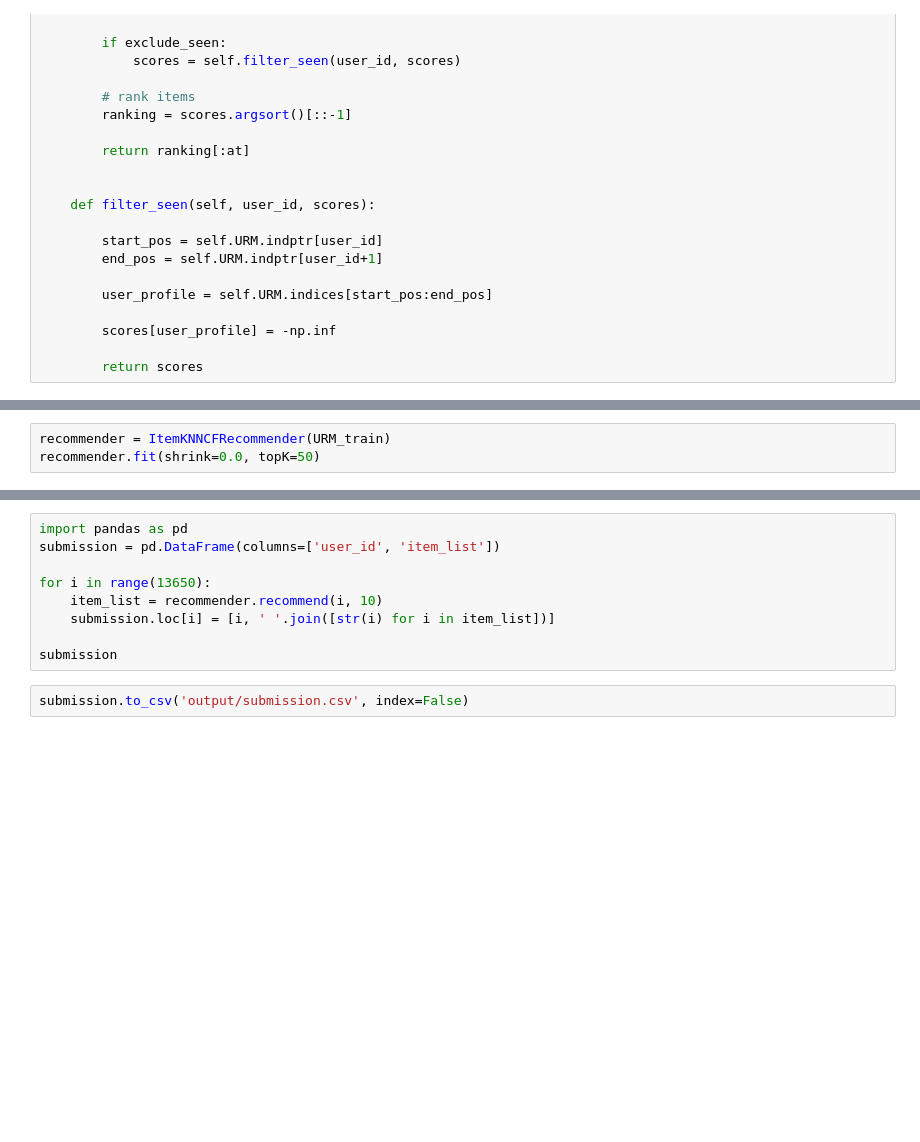
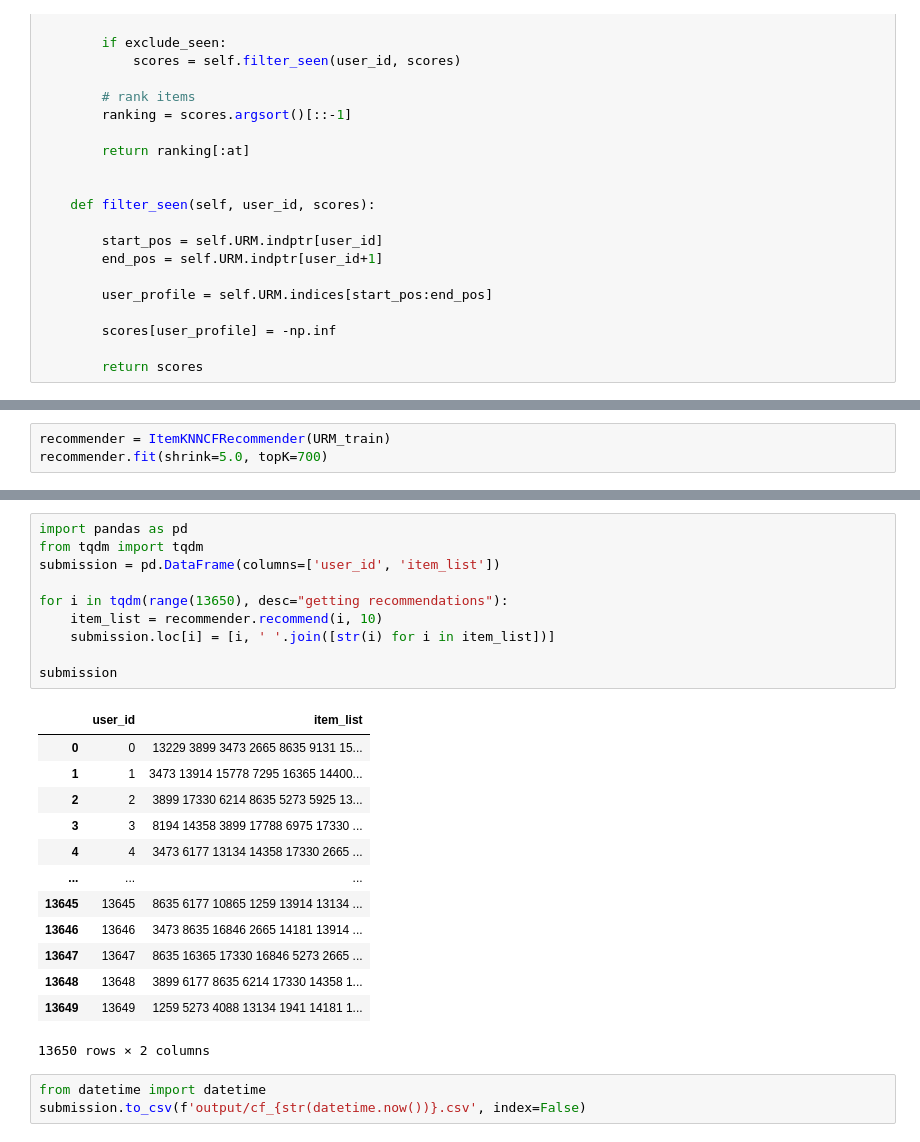
Before and after one commit to davidemerli/recsys-2021, a Jupyter notebook: cf.ipynb, the cells around one changed output, grey strips where cells are left out. Drawn from its saved outputs; the diff is of its cells as text; blank space fills up the shorter version.

```diff
--- a/cf.ipynb
+++ b/cf.ipynb
@@ -114,3 +162,3 @@ pyplot.show()
 # %%
 recommender = ItemKNNCFRecommender(URM_train)
-recommender.fit(shrink=0.0, topK=50)
+recommender.fit(shrink=5.0, topK=700)
@@ -117,11 +167,27 @@ recommender.fit(shrink=0.0, topK=50)
 # %%
 import pandas as pd
+from tqdm import tqdm
 submission = pd.DataFrame(columns=['user_id', 'item_list'])
 
-for i in range(13650):
+for i in tqdm(range(13650), desc="getting recommendations"):
     item_list = recommender.recommend(i, 10)
     submission.loc[i] = [i, ' '.join([str(i) for i in item_list])]
 
 submission
+# %% [output]
+|  | user_id | item_list |
+| 0 | 0 | 13229 3899 3473 2665 8635 9131 15... |
+| 1 | 1 | 3473 13914 15778 7295 16365 14400... |
+| 2 | 2 | 3899 17330 6214 8635 5273 5925 13... |
+| 3 | 3 | 8194 14358 3899 17788 6975 17330 ... |
+| 4 | 4 | 3473 6177 13134 14358 17330 2665 ... |
+| ... | ... | ... |
+| 13645 | 13645 | 8635 6177 10865 1259 13914 13134 ... |
+| 13646 | 13646 | 3473 8635 16846 2665 14181 13914 ... |
+| 13647 | 13647 | 8635 16365 17330 16846 5273 2665 ... |
+| 13648 | 13648 | 3899 6177 8635 6214 17330 14358 1... |
+| 13649 | 13649 | 1259 5273 4088 13134 1941 14181 1... |
+13650 rows × 2 columns
 # %%
-submission.to_csv('output/submission.csv', index=False)
+from datetime import datetime
+submission.to_csv(f'output/cf_{str(datetime.now())}.csv', index=False)
```
Also changed, not shown: parts of 8 cells of this notebook, 31 other files.
